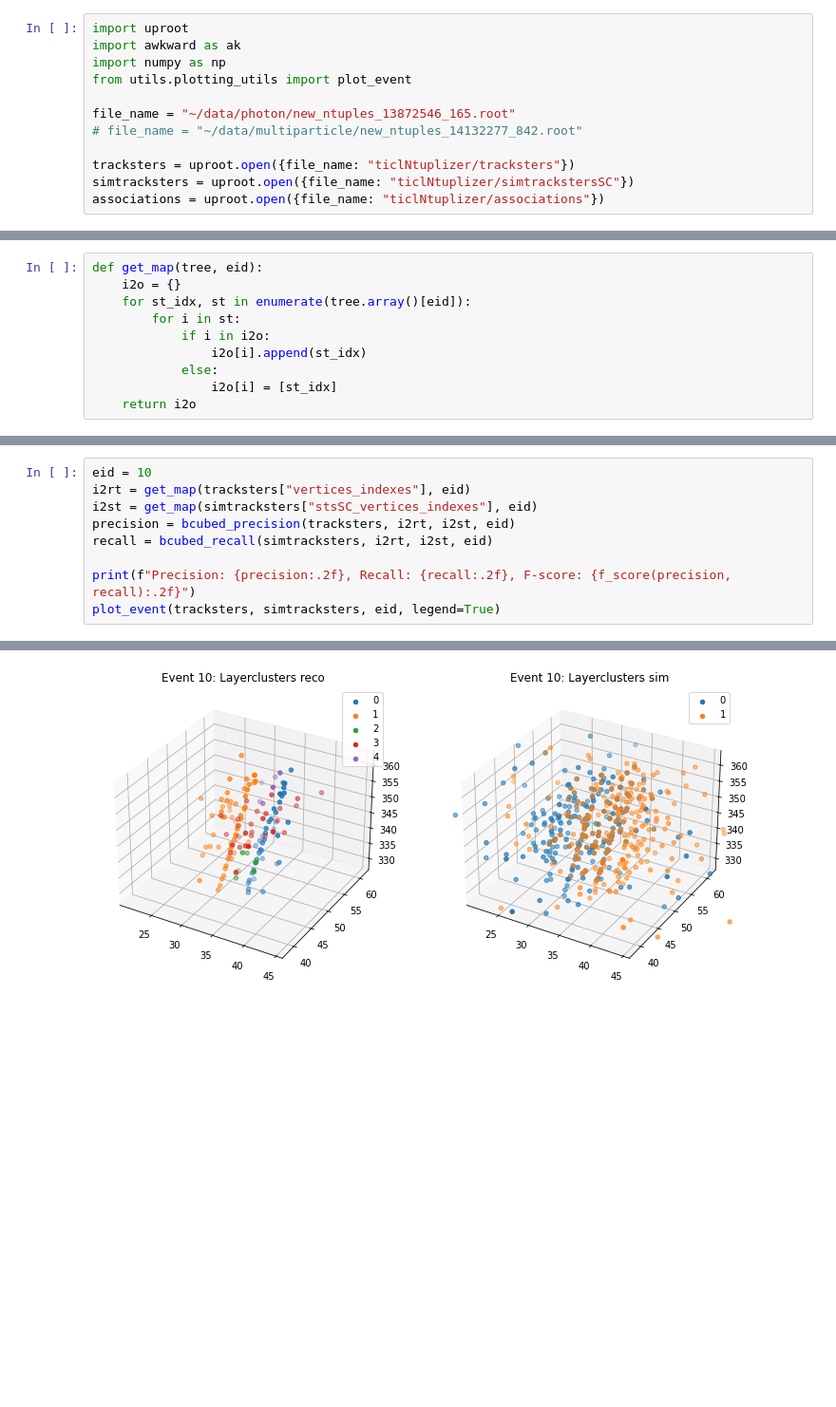
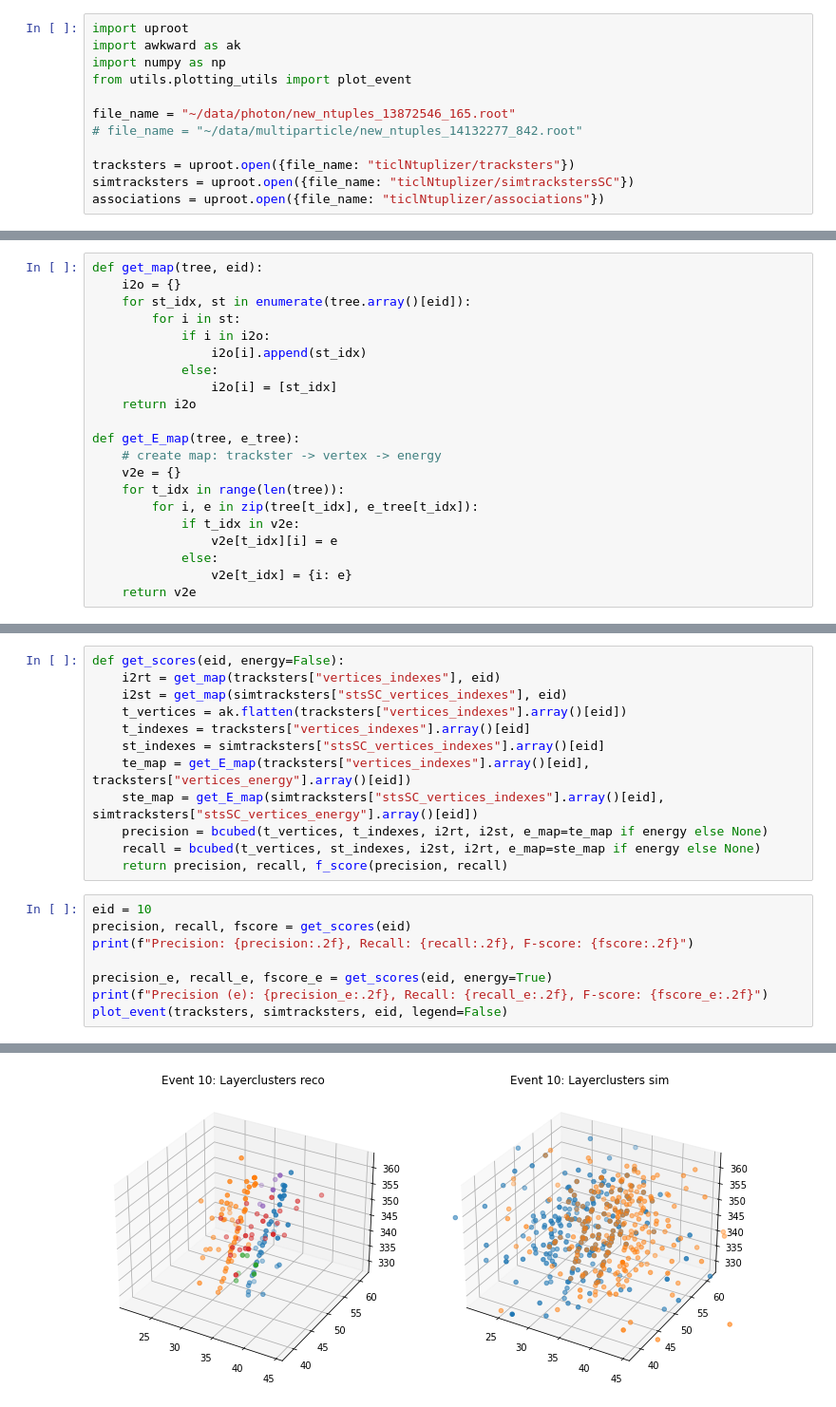
Before and after one commit to edcuba/TICLHack22_PatternReco, a Jupyter notebook: 4_evaluation.ipynb, the cells around one changed output, grey strips where cells are left out. Shown at 95% size. Saved outputs shown, nothing was run; the diff lists cells and outputs as text; blank space fills up the shorter version.

Commit message:
Implement energy-aware scores

```diff
--- a/4_evaluation.ipynb
+++ b/4_evaluation.ipynb
@@ -54,3 +69,14 @@ def get_map(tree, eid):
             else:
                 i2o[i] = [st_idx]
     return i2o
+
+def get_E_map(tree, e_tree):
+    # create map: trackster -> vertex -> energy
+    v2e = {}
+    for t_idx in range(len(tree)):
+        for i, e in zip(tree[t_idx], e_tree[t_idx]):
+            if t_idx in v2e:
+                v2e[t_idx][i] = e
+            else:
+                v2e[t_idx] = {i: e}
+    return v2e
@@ -127,11 +170,22 @@ def f_score(A, B):
+# %%
+def get_scores(eid, energy=False):
+    i2rt = get_map(tracksters["vertices_indexes"], eid)
+    i2st = get_map(simtracksters["stsSC_vertices_indexes"], eid)
+    t_vertices = ak.flatten(tracksters["vertices_indexes"].array()[eid])
+    t_indexes = tracksters["vertices_indexes"].array()[eid]
+    st_indexes = simtracksters["stsSC_vertices_indexes"].array()[eid]
+    te_map = get_E_map(tracksters["vertices_indexes"].array()[eid], tracksters["vertices_energy"].array()[eid])
+    ste_map = get_E_map(simtracksters["stsSC_vertices_indexes"].array()[eid], simtracksters["stsSC_vertices_energy"].array()[eid])
+    precision = bcubed(t_vertices, t_indexes, i2rt, i2st, e_map=te_map if energy else None)
+    recall = bcubed(t_vertices, st_indexes, i2st, i2rt, e_map=ste_map if energy else None)
+    return precision, recall, f_score(precision, recall)
 # %%
 eid = 10
-i2rt = get_map(tracksters["vertices_indexes"], eid)
-i2st = get_map(simtracksters["stsSC_vertices_indexes"], eid)
-precision = bcubed_precision(tracksters, i2rt, i2st, eid)
-recall = bcubed_recall(simtracksters, i2rt, i2st, eid)
+precision, recall, fscore = get_scores(eid)
+print(f"Precision: {precision:.2f}, Recall: {recall:.2f}, F-score: {fscore:.2f}")
 
-print(f"Precision: {precision:.2f}, Recall: {recall:.2f}, F-score: {f_score(precision, recall):.2f}")
-plot_event(tracksters, simtracksters, eid, legend=True)
+precision_e, recall_e, fscore_e = get_scores(eid, energy=True)
+print(f"Precision (e): {precision_e:.2f}, Recall: {recall_e:.2f}, F-score: {fscore_e:.2f}")
+plot_event(tracksters, simtracksters, eid, legend=False)
 # %% [output]
 Precision: 0.83, Recall: 0.32, F-score: 0.46
@@ -138 +193 @@ Precision: 0.83, Recall: 0.32, F-score: 0.46
-[figure, old version]
+[figure, new version]
```
Also changed, not shown: parts of 7 cells of this notebook.
